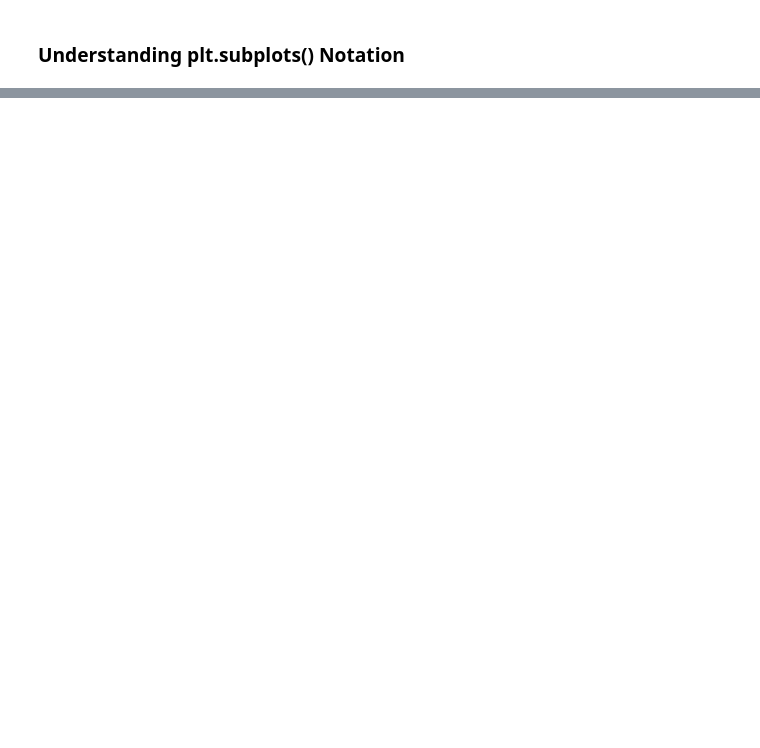
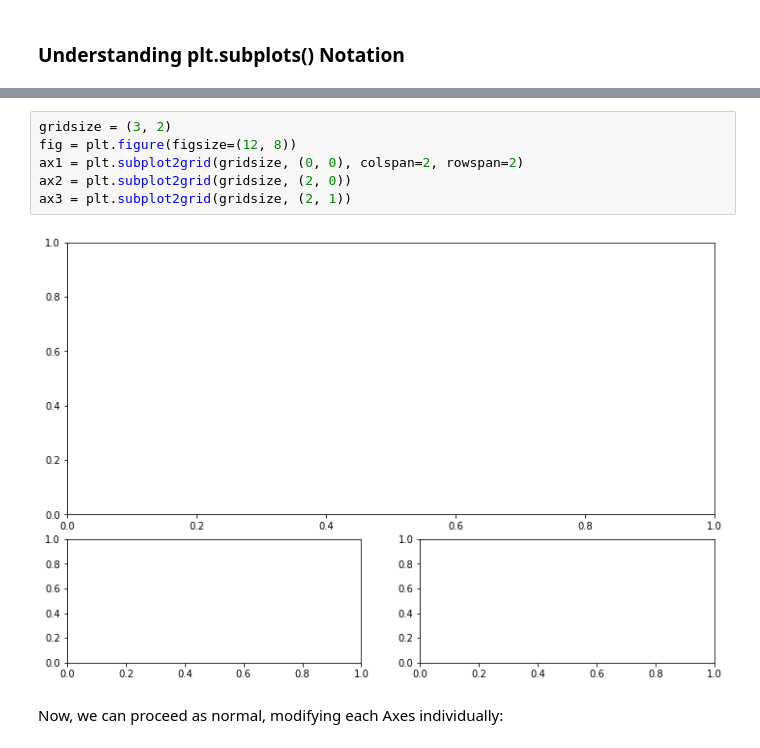
Before and after one commit to kushkul/Intro-to-Analytics, a Jupyter notebook: Visualization/Matplotlib-structure.ipynb, the cells around one changed output, grey strips where cells are left out. Drawn from its saved outputs; the diff is of its cells as text; blank space fills up the shorter version.

```diff
--- a/Visualization/Matplotlib-structure.ipynb
+++ b/Visualization/Matplotlib-structure.ipynb
@@ -98,0 +218,10 @@ Matplotlib presents this as a figure anatomy, rather than an explicit hierarchy:
+# %%
+gridsize = (3, 2)
+fig = plt.figure(figsize=(12, 8))
+ax1 = plt.subplot2grid(gridsize, (0, 0), colspan=2, rowspan=2)
+ax2 = plt.subplot2grid(gridsize, (2, 0))
+ax3 = plt.subplot2grid(gridsize, (2, 1))
+# %% [output]
+[figure, added]
+# %% [markdown]
+Now, we can proceed as normal, modifying each Axes individually:
```
Also changed, not shown: parts of 26 cells of this notebook.
